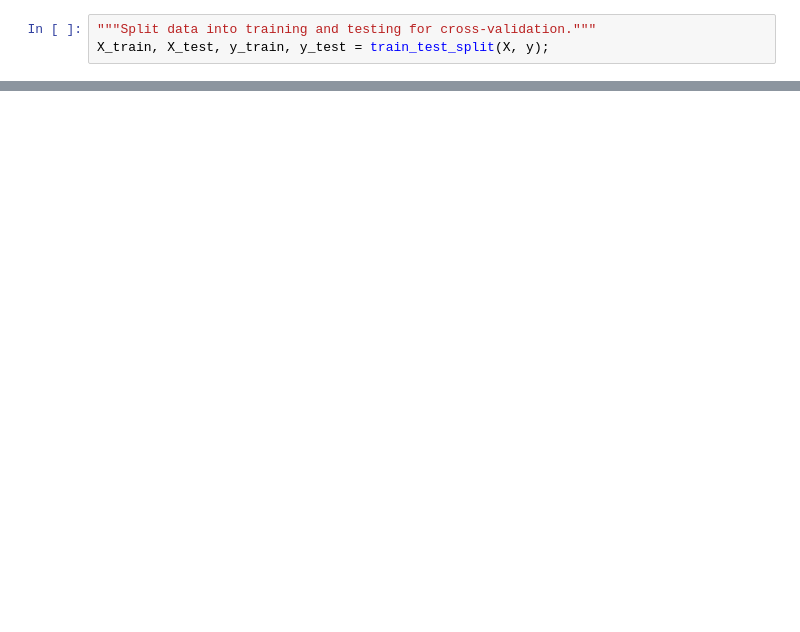
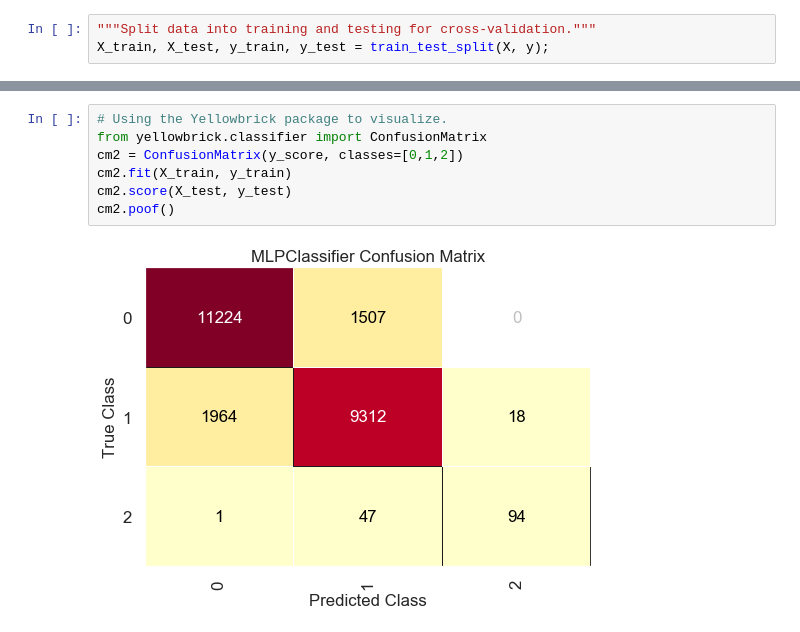
Before and after one commit to senane/ADELPHI, a Jupyter notebook: tensorflow_mlpclassifier.ipynb, the cells around one changed output, grey strips where cells are left out. Drawn from its saved outputs; the diff is of its cells as text; blank space fills up the shorter version.

```diff
--- a/tensorflow_mlpclassifier.ipynb
+++ b/tensorflow_mlpclassifier.ipynb
@@ -254,0 +227,9 @@ Text(0.5, 1.0, '% Correct Label by Class')
+# %%
+# Using the Yellowbrick package to visualize.
+from yellowbrick.classifier import ConfusionMatrix
+cm2 = ConfusionMatrix(y_score, classes=[0,1,2])
+cm2.fit(X_train, y_train)
+cm2.score(X_test, y_test)
+cm2.poof()
+# %% [output]
+[figure, added]
```
Also changed, not shown: parts of 6 cells of this notebook.
